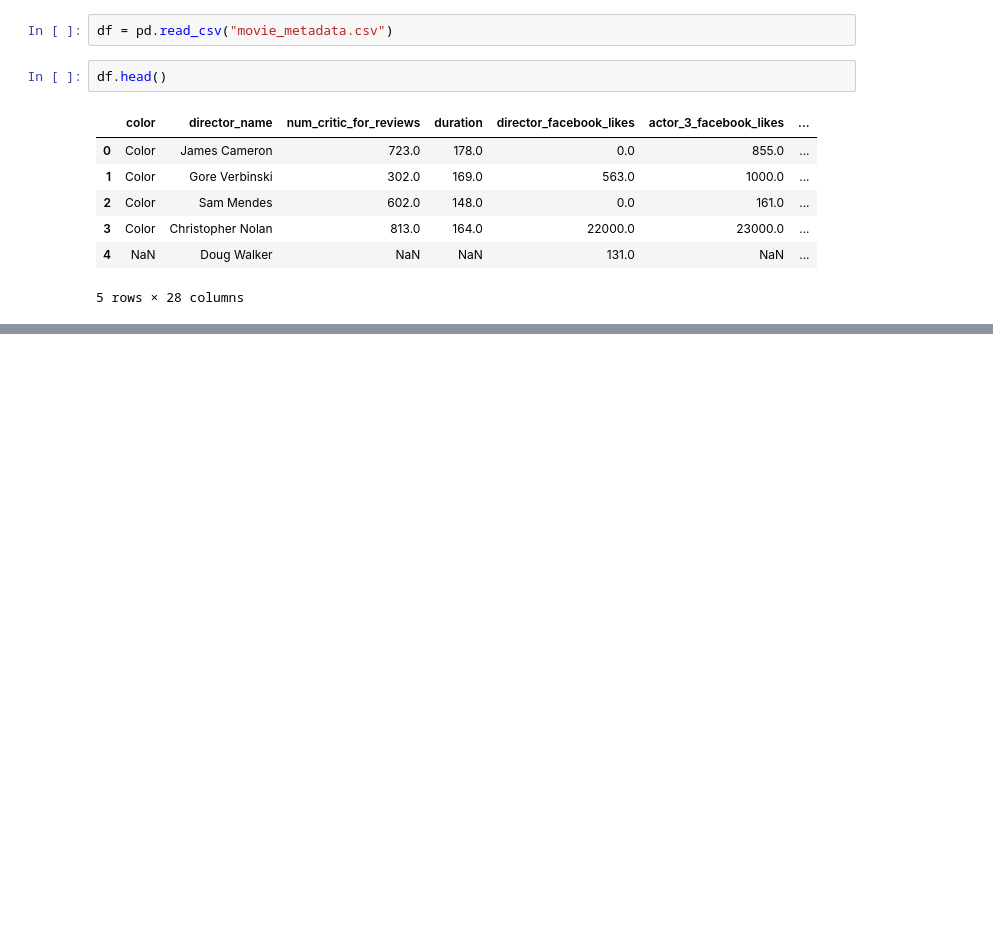
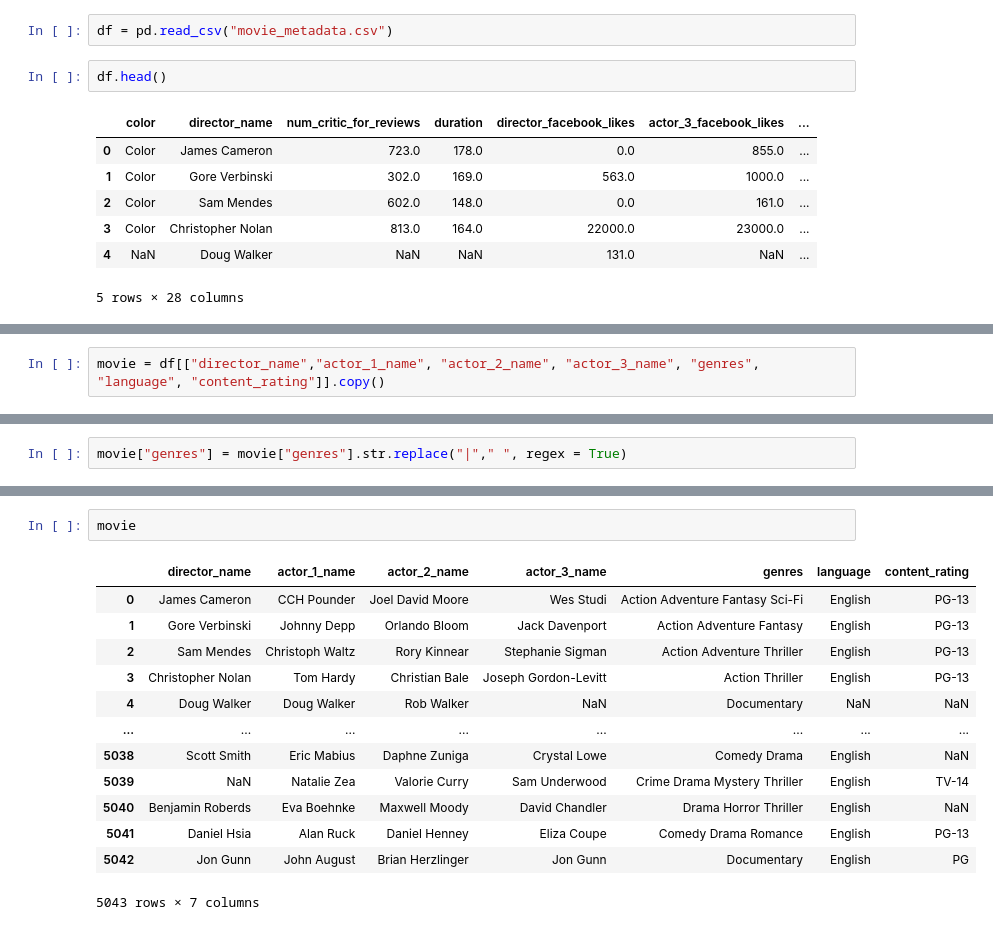
Before and after one commit to ohamnelson/Movie-Recommender-Engine, a Jupyter notebook: DataProcessing.ipynb, the cells around one changed output, grey strips where cells are left out. Cells and saved outputs as stored; diff of their text form; blank space fills up the shorter version.

```diff
--- a/DataProcessing.ipynb
+++ b/DataProcessing.ipynb
@@ -15,0 +45,2 @@ df.head()
+# %%
+movie = df[["director_name","actor_1_name", "actor_2_name", "actor_3_name", "genres", "language", "content_rating"]].copy()
@@ -15,0 +79,2 @@ df.head()
+# %%
+movie["genres"] = movie["genres"].str.replace("|"," ", regex = True)
@@ -15,0 +112,16 @@ df.head()
+# %%
+movie
+# %% [output]
+|  | director_name | actor_1_name | actor_2_name | actor_3_name | genres | language | content_rating |
+| 0 | James Cameron | CCH Pounder | Joel David Moore | Wes Studi | Action Adventure Fantasy Sci-Fi | English | PG-13 |
+| 1 | Gore Verbinski | Johnny Depp | Orlando Bloom | Jack Davenport | Action Adventure Fantasy | English | PG-13 |
+| 2 | Sam Mendes | Christoph Waltz | Rory Kinnear | Stephanie Sigman | Action Adventure Thriller | English | PG-13 |
+| 3 | Christopher Nolan | Tom Hardy | Christian Bale | Joseph Gordon-Levitt | Action Thriller | English | PG-13 |
+| 4 | Doug Walker | Doug Walker | Rob Walker | NaN | Documentary | NaN | NaN |
+| ... | ... | ... | ... | ... | ... | ... | ... |
+| 5038 | Scott Smith | Eric Mabius | Daphne Zuniga | Crystal Lowe | Comedy Drama | English | NaN |
+| 5039 | NaN | Natalie Zea | Valorie Curry | Sam Underwood | Crime Drama Mystery Thriller | English | TV-14 |
+| 5040 | Benjamin Roberds | Eva Boehnke | Maxwell Moody | David Chandler | Drama Horror Thriller | English | NaN |
+| 5041 | Daniel Hsia | Alan Ruck | Daniel Henney | Eliza Coupe | Comedy Drama Romance | English | PG-13 |
+| 5042 | Jon Gunn | John August | Brian Herzlinger | Jon Gunn | Documentary | English | PG |
+5043 rows × 7 columns
```
Also changed, not shown: parts of 16 cells of this notebook, 3 other files.
